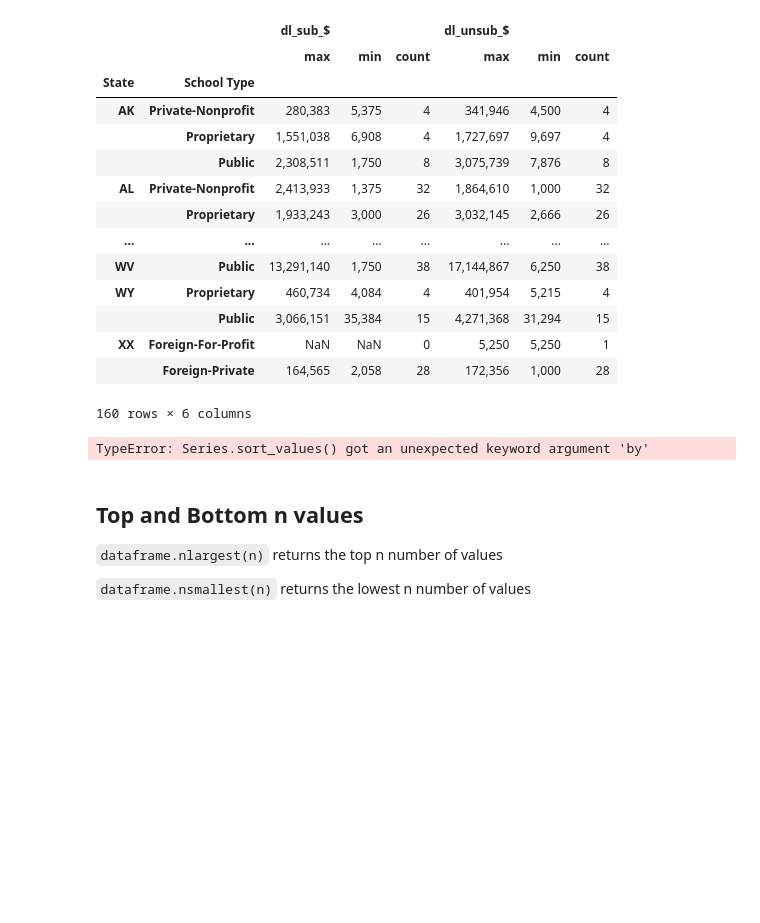
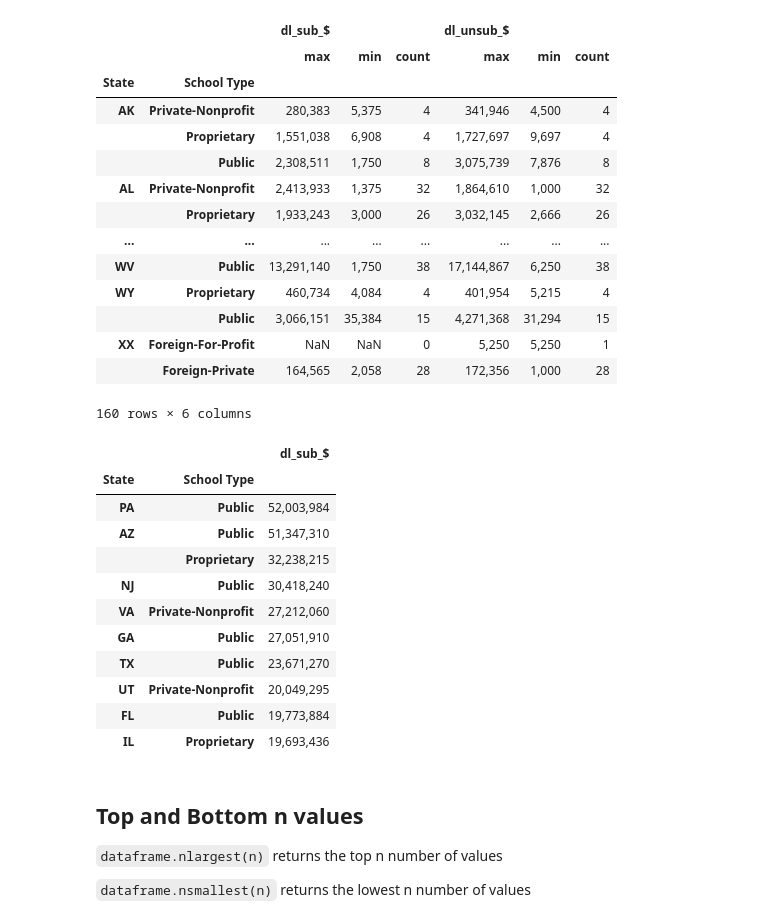
Before and after one commit to sashalcohen/CLASS-NOTES, a Jupyter notebook: wk08-groupby-analysis-SASHA.ipynb, the cells around one changed output. Drawn from its saved outputs; the diff is of its cells as text; code cells hidden in the pictures; blank space fills up the shorter version.

```diff
--- a/wk08-groupby-analysis-SASHA.ipynb
+++ b/wk08-groupby-analysis-SASHA.ipynb
@@ -484,11 +484,22 @@ df_1
 # %%
 ## get the top 10 sorted by largest max
 ## by state and type of school for subsidized
 
-df_2 = df.groupby(["State", "School Type"])["dl_sub_$"].max()
-df_2.sort_values(by = "dl_sub_$", ascending = False).head()
+df_2 = df.groupby(["State", "School Type"])["dl_sub_$"].max().to_frame()
+df_2.sort_values(by="dl_sub_$", ascending = False).head(10)
 # %% [output]
-TypeError: Series.sort_values() got an unexpected keyword argument 'by'
+|  |  | dl_sub_$ |
+| State | School Type |  |
+| PA | Public | 52,003,984 |
+| AZ | Public | 51,347,310 |
+|  | Proprietary | 32,238,215 |
+| NJ | Public | 30,418,240 |
+| VA | Private-Nonprofit | 27,212,060 |
+| GA | Public | 27,051,910 |
+| TX | Public | 23,671,270 |
+| UT | Private-Nonprofit | 20,049,295 |
+| FL | Public | 19,773,884 |
+| IL | Proprietary | 19,693,436 |
 # %% [markdown]
 ## Top and Bottom n values
 
```
Also changed, not shown: parts of 7 cells of this notebook.
